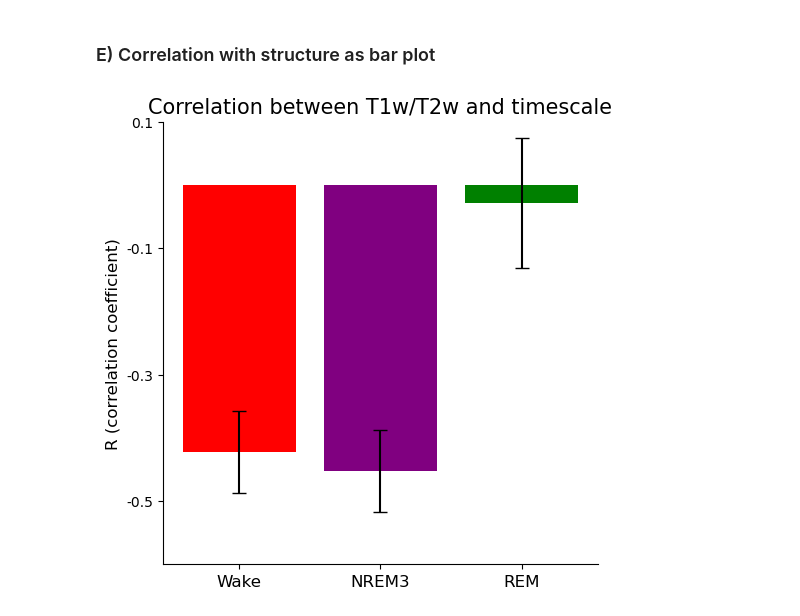
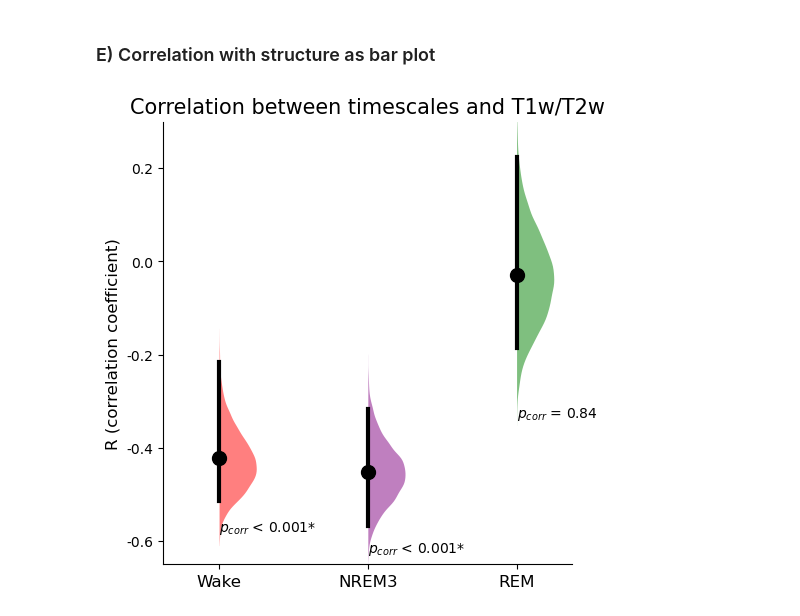
Before and after one commit to cusinatr/MNI-Analysis, a Jupyter notebook: Fig_1.ipynb, the cells around one changed output. Cells and saved outputs as stored; diff of their text form; code cells hidden in the pictures.

```diff
--- a/Fig_1.ipynb
+++ b/Fig_1.ipynb
@@ -99,0 +99,12 @@ plt.close(fig)
+# %%
+# Add stage to the dataframe
+df_metric = df_plot.copy()
+df_metric["W"]["stage"] = "W"
+df_metric["N3"]["stage"] = "N3"
+df_metric["R"]["stage"] = "R"
+df_metric = pd.concat(df_metric.values())
+df_metric.rename(columns={"0": "tau"}, inplace=True)
+df_metric = df_metric.pivot(columns="stage", values="tau")
+df_metric["ID"] = np.arange(len(df_metric.index))
+
+df_metric
@@ -124,7 +196,7 @@ for i, stage in enumerate(["W", "N3", "R"]):
 
     # Get correlation values
     rho, p_corr = uti.get_pcorr(x, y, map_coords, method="vasa", corr_type="pearson")
-    rho_boot = uti.get_rho_boot(x, y, corr_type="pearson", nboot=1000)
+    rho_boot = uti.get_rho_boot(x, y, corr_type="pearson")
     rhos[stage] = rho
     p_corrs[stage] = p_corr
     rhos_boot[stage] = rho_boot
@@ -160,28 +235,32 @@ Generating 1000 permutations...
 # %% [markdown]
 ### E) Correlation with structure as bar plot
 # %%
-title_dict = {"W": "Wake", "N3": "NREM3", "R": "REM"}
-color_stages = {"W": "red", "N3": "purple", "R": "green"}
+fig, ax = plt.subplots(figsize=(5, 5), layout="constrained")
 
-fig, ax = plt.subplots(figsize=(5,5), layout="constrained")
+for i, stage in enumerate(["W", "N3", "R"]):
 
-ax.bar(
-    x=[0, 1, 2],
-    height=[rhos[stage] for stage in ["W", "N3", "R"]],
-    color=[color_stages[stage] for stage in ["W", "N3", "R"]],
-    yerr=[rhos_boot[stage].standard_error for stage in ["W", "N3", "R"]],
-    capsize=5,
+    p_str = r"$p_{corr}$ "
+    p_str += f"= {p_corrs[stage]:.2f}" if p_corrs[stage] >= 0.001 else "< 0.001"
+    p_str += "*" if p_corrs[stage] < 0.05 else ""
+    half_violin_plot(
+        ax,
+        rhos[stage],
+        x_pos=i,
+        ci=list(rhos_boot[stage].confidence_interval),
+        y_boot=rhos_boot[stage].bootstrap_distribution,
+        color=color_stages[stage],
+        pval=p_str,
+    )
 
+ax.set_xticks([0, 1, 2], labels=["Wake", "NREM3", "REM"], fontsize=12)
+ax.set_ylim(-0.65, 0.3)
+ax.set_yticks(
+    [-0.6, -0.4, -0.2, 0.0, 0.2], labels=[-0.6, -0.4, -0.2, 0.0, 0.2], fontsize=10
 )
-ax.set_xticks([0, 1, 2], labels=["Wake", "NREM3", "REM"], fontsize=12)
-ax.set_ylim(-0.6, 0.1)
-ax.set_yticks([-0.5, -0.3, -0.1, 0.1], labels=[-0.5, -0.3, -0.1, 0.1], fontsize=10)
 ax.set_ylabel("R (correlation coefficient)", fontsize=12)
-ax.set_title("Correlation between T1w/T2w and timescale", fontsize=15)
+ax.set_title("Correlation between timescales and T1w/T2w", fontsize=15)
 ax.spines[["top", "right"]].set_visible(False)
 
-
-
 plt.show()
 # %% [output]
-[figure, old version]
+[figure, new version]
```
Also changed, not shown: parts of 8 cells of this notebook, 1 other file.
